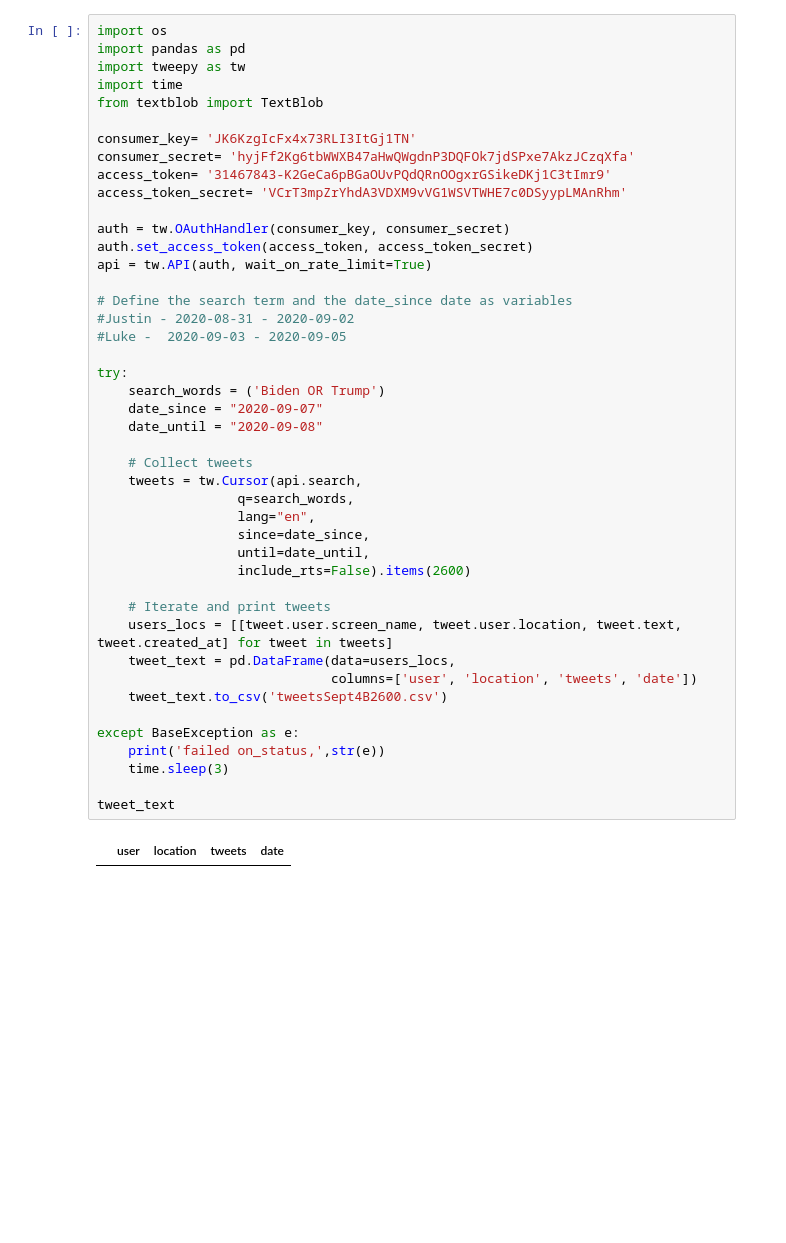
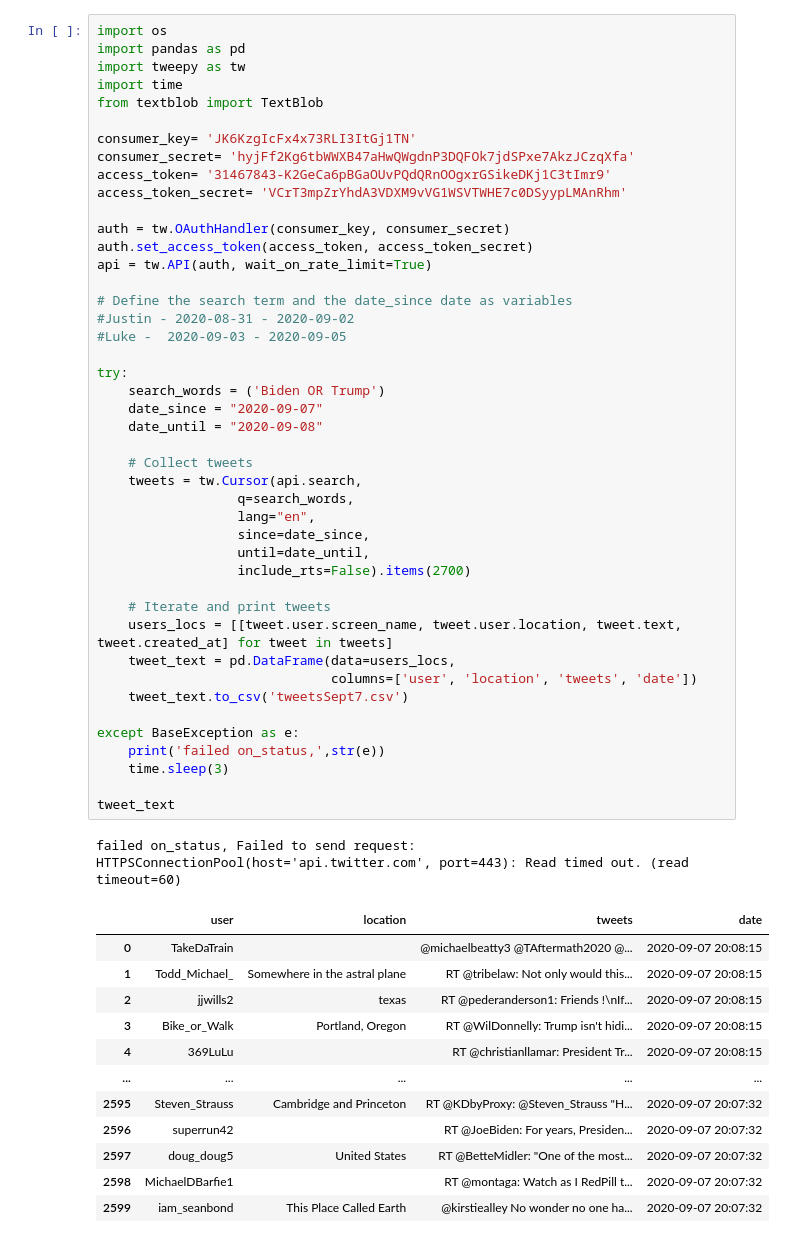
Before and after one commit to lukereyes/dlsu-datasci-lukereyes, a Jupyter notebook: US_Elections.ipynb, the cells around one changed output. Saved outputs shown, nothing was run; the diff lists cells and outputs as text; blank space fills up the shorter version.

```diff
--- a/US_Elections.ipynb
+++ b/US_Elections.ipynb
@@ -15,32 +15,44 @@ auth.set_access_token(access_token, access_token_secret)
 api = tw.API(auth, wait_on_rate_limit=True)
 
 # Define the search term and the date_since date as variables
 #Justin - 2020-08-31 - 2020-09-02
 #Luke -  2020-09-03 - 2020-09-05
 
 try:
     search_words = ('Biden OR Trump')
     date_since = "2020-09-07"
     date_until = "2020-09-08"
 
     # Collect tweets
     tweets = tw.Cursor(api.search,
                   q=search_words,
                   lang="en",
                   since=date_since,
                   until=date_until,
-                  include_rts=False).items(2600)
+                  include_rts=False).items(2700)
 
     # Iterate and print tweets
     users_locs = [[tweet.user.screen_name, tweet.user.location, tweet.text, tweet.created_at] for tweet in tweets]
     tweet_text = pd.DataFrame(data=users_locs,
                               columns=['user', 'location', 'tweets', 'date'])
-    tweet_text.to_csv('tweetsSept4B2600.csv')
+    tweet_text.to_csv('tweetsSept7.csv')
 
 except BaseException as e:
     print('failed on_status,',str(e))
     time.sleep(3)
 
 tweet_text
 # %% [output]
+failed on_status, Failed to send request: HTTPSConnectionPool(host='api.twitter.com', port=443): Read timed out. (read timeout=60)
 |  | user | location | tweets | date |
+| 0 | TakeDaTrain |  | @michaelbeatty3 @TAftermath2020 @... | 2020-09-07 20:08:15 |
+| 1 | Todd_Michael_ | Somewhere in the astral plane | RT @tribelaw: Not only would this... | 2020-09-07 20:08:15 |
+| 2 | jjwills2 | texas | RT @pederanderson1: Friends !\nIf... | 2020-09-07 20:08:15 |
+| 3 | Bike_or_Walk | Portland, Oregon | RT @WilDonnelly: Trump isn't hidi... | 2020-09-07 20:08:15 |
+| 4 | 369LuLu |  | RT @christianllamar: President Tr... | 2020-09-07 20:08:15 |
+| ... | ... | ... | ... | ... |
+| 2595 | Steven_Strauss | Cambridge and Princeton | RT @KDbyProxy: @Steven_Strauss "H... | 2020-09-07 20:07:32 |
+| 2596 | superrun42 |  | RT @JoeBiden: For years, Presiden... | 2020-09-07 20:07:32 |
+| 2597 | doug_doug5 | United States | RT @BetteMidler: "One of the most... | 2020-09-07 20:07:32 |
+| 2598 | MichaelDBarfie1 |  | RT @montaga: Watch as I RedPill t... | 2020-09-07 20:07:32 |
+| 2599 | iam_seanbond | This Place Called Earth | @kirstiealley No wonder no one ha... | 2020-09-07 20:07:32 |
```
Also changed, not shown: parts of 8 cells of this notebook.
